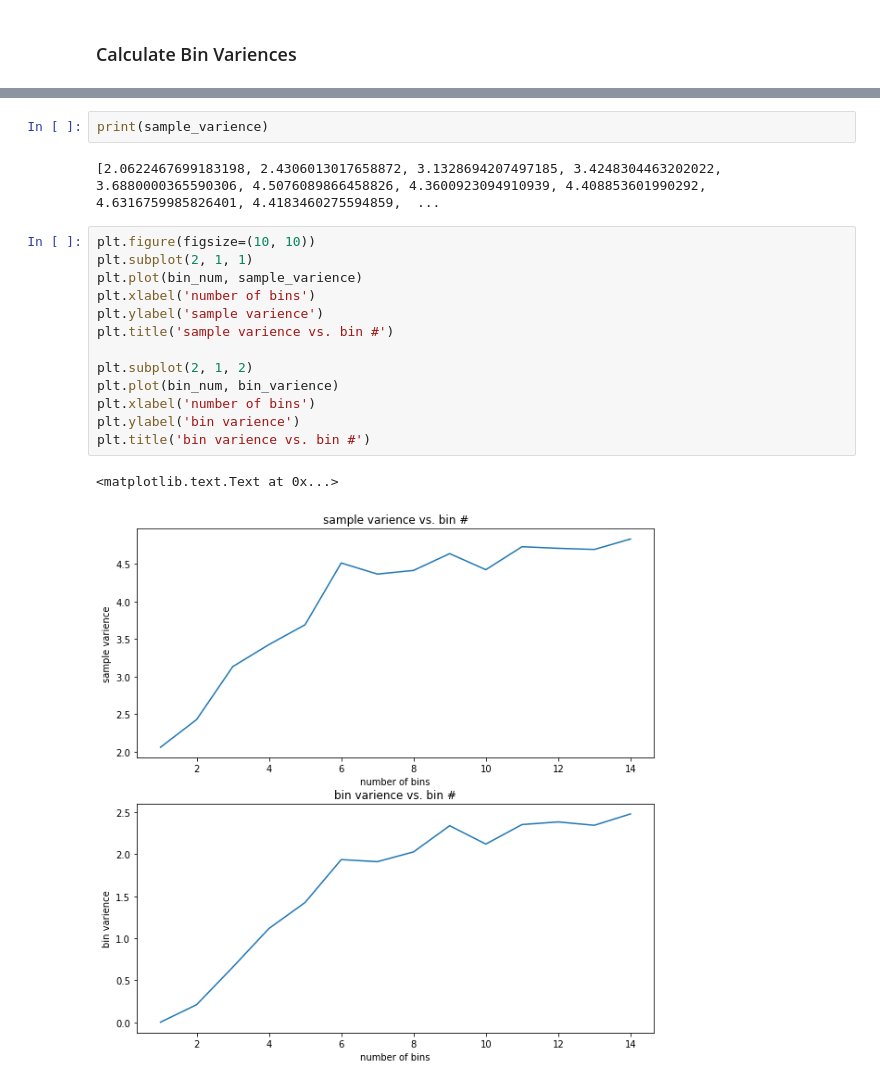
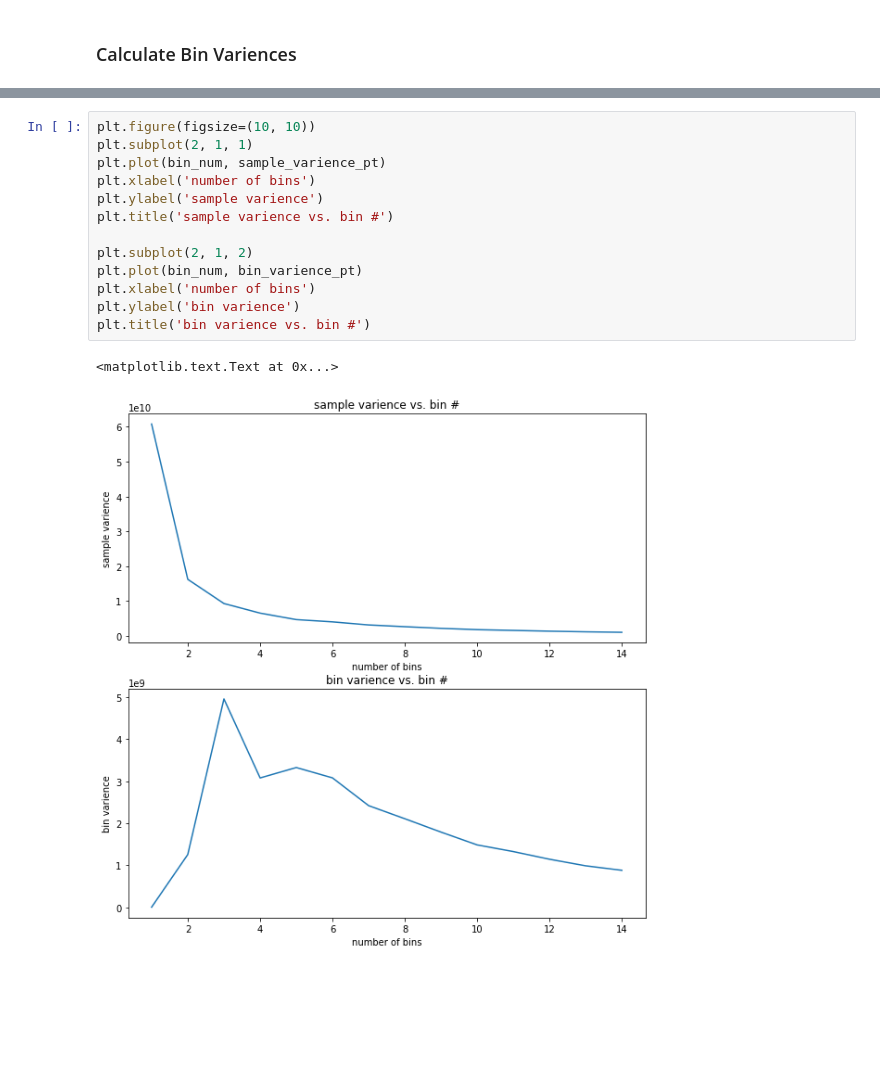
Before and after one commit to liwencong1995/SDS-Capstone-Zebrafish, a Jupyter notebook: t_optimization.ipynb, the cells around one changed output, grey strips where cells are left out. Cells and saved outputs as stored; diff of their text form; blank space fills up the shorter version.

Commit message:
svm method; added varience plot

```diff
--- a/t_optimization.ipynb
+++ b/t_optimization.ipynb
@@ -116,20 +100,16 @@ for t_bin_num in range (1,15):
-# %%
-print(sample_varience)
-# %% [output]
-[2.0622467699183198, 2.4306013017658872, 3.1328694207497185, 3.4248304463202022, 3.6880000365590306, 4.5076089866458826, 4.3600923094910939, 4.408853601990292, 4.6316759985826401, 4.4183460275594859,  ...
 # %%
 plt.figure(figsize=(10, 10))
 plt.subplot(2, 1, 1)
-plt.plot(bin_num, sample_varience)
+plt.plot(bin_num, sample_varience_pt)
 plt.xlabel('number of bins')
 plt.ylabel('sample varience')
 plt.title('sample varience vs. bin #')
 
 plt.subplot(2, 1, 2)
-plt.plot(bin_num, bin_varience)
+plt.plot(bin_num, bin_varience_pt)
 plt.xlabel('number of bins')
 plt.ylabel('bin varience')
 plt.title('bin varience vs. bin #')
 # %% [output]
 <matplotlib.text.Text at 0x...>
-[figure, old version]
+[figure, new version]
```
Also changed, not shown: parts of 6 cells of this notebook, 1 other file.
